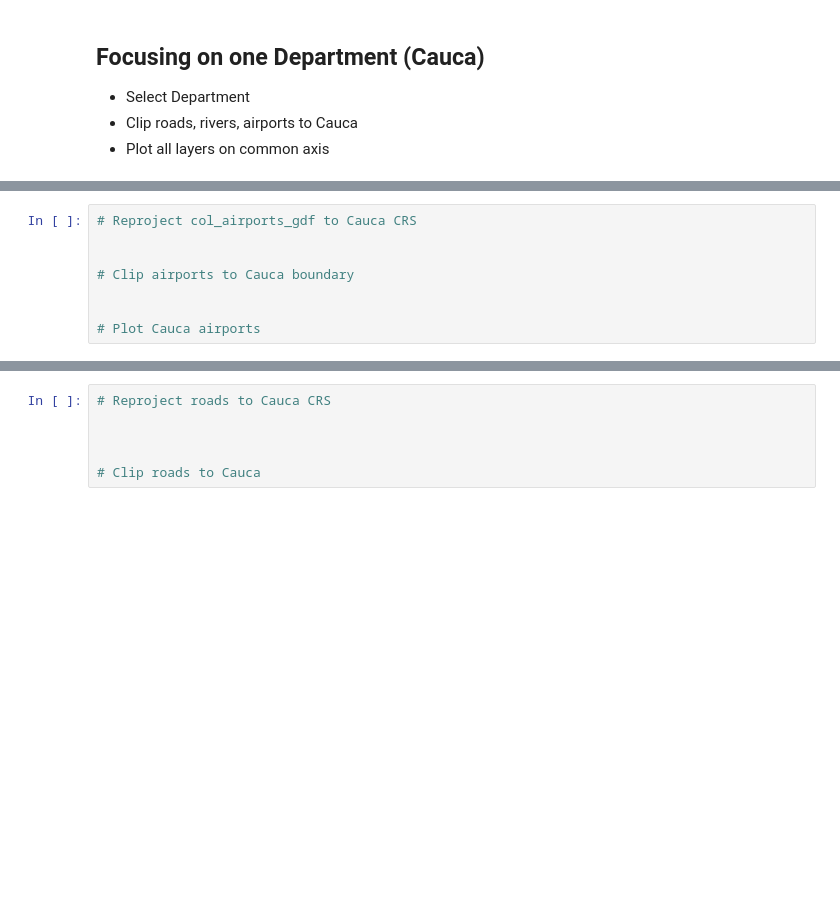
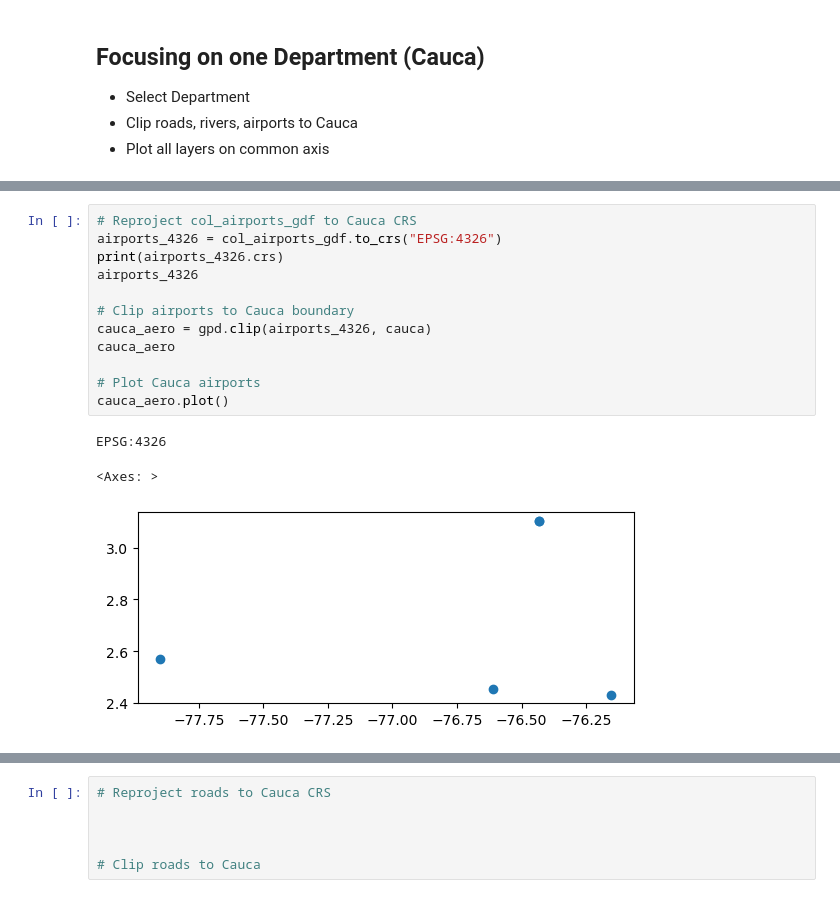
Before and after one commit to macacosta/03-geopark-vector-data, a Jupyter notebook: notebooks/geopark-vector-data-empty.ipynb, the cells around one changed output, grey strips where cells are left out. Saved outputs shown, nothing was run; the diff lists cells and outputs as text; blank space fills up the shorter version.

```diff
--- a/notebooks/geopark-vector-data-empty.ipynb
+++ b/notebooks/geopark-vector-data-empty.ipynb
@@ -541,10 +594,18 @@ gas_2014_gdf.plot(ax=ax)
 # %%
 # Reproject col_airports_gdf to Cauca CRS
-
+airports_4326 = col_airports_gdf.to_crs("EPSG:4326")
+print(airports_4326.crs)
+airports_4326
 
 # Clip airports to Cauca boundary
-
+cauca_aero = gpd.clip(airports_4326, cauca)
+cauca_aero
 
 # Plot Cauca airports
+cauca_aero.plot()
+# %% [output]
+EPSG:4326
+<Axes: >
+[figure, added]
 # %%
 # Reproject oil/gas to Cauca CRS
```
Also changed, not shown: parts of 12 cells of this notebook.
